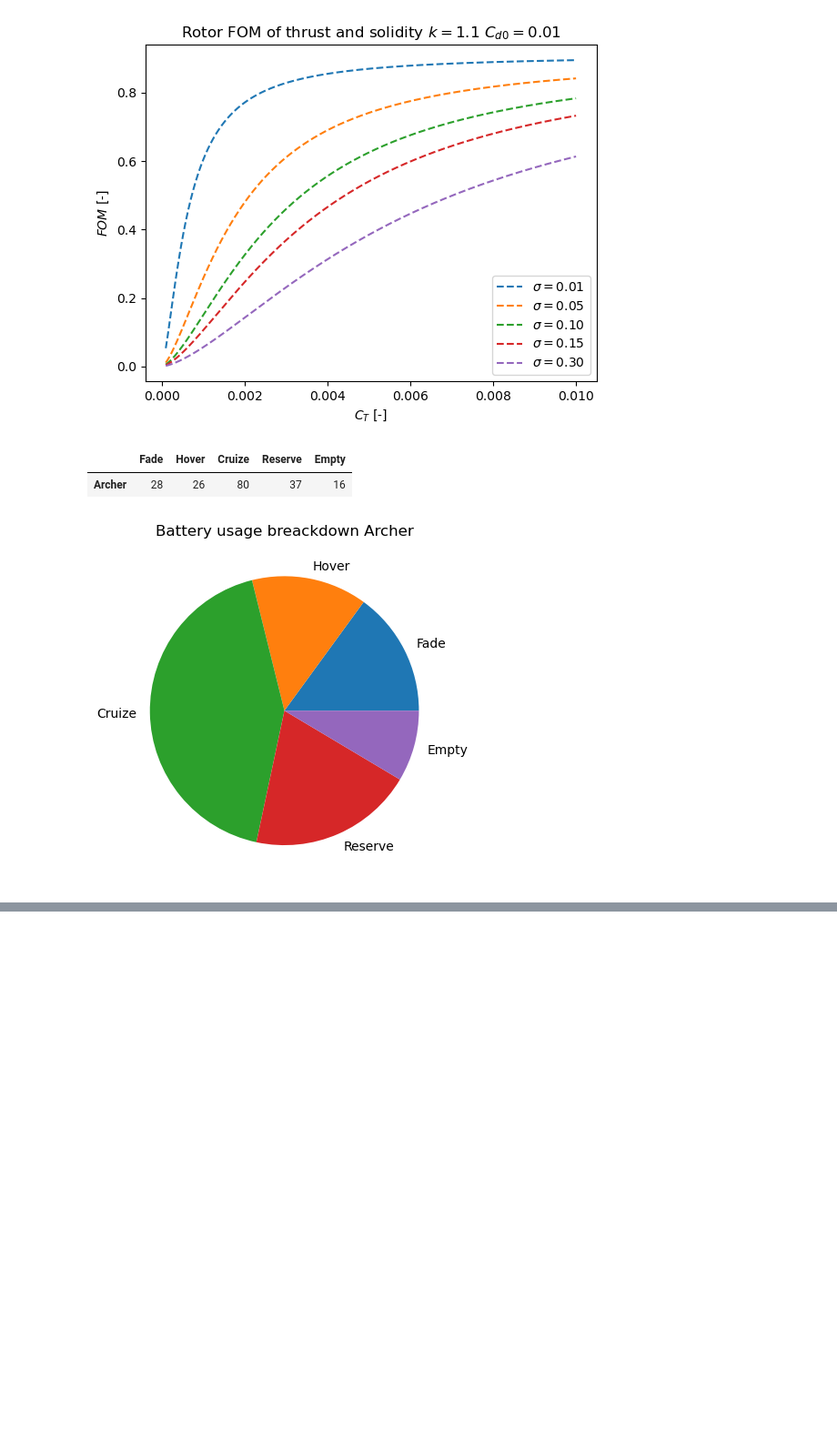
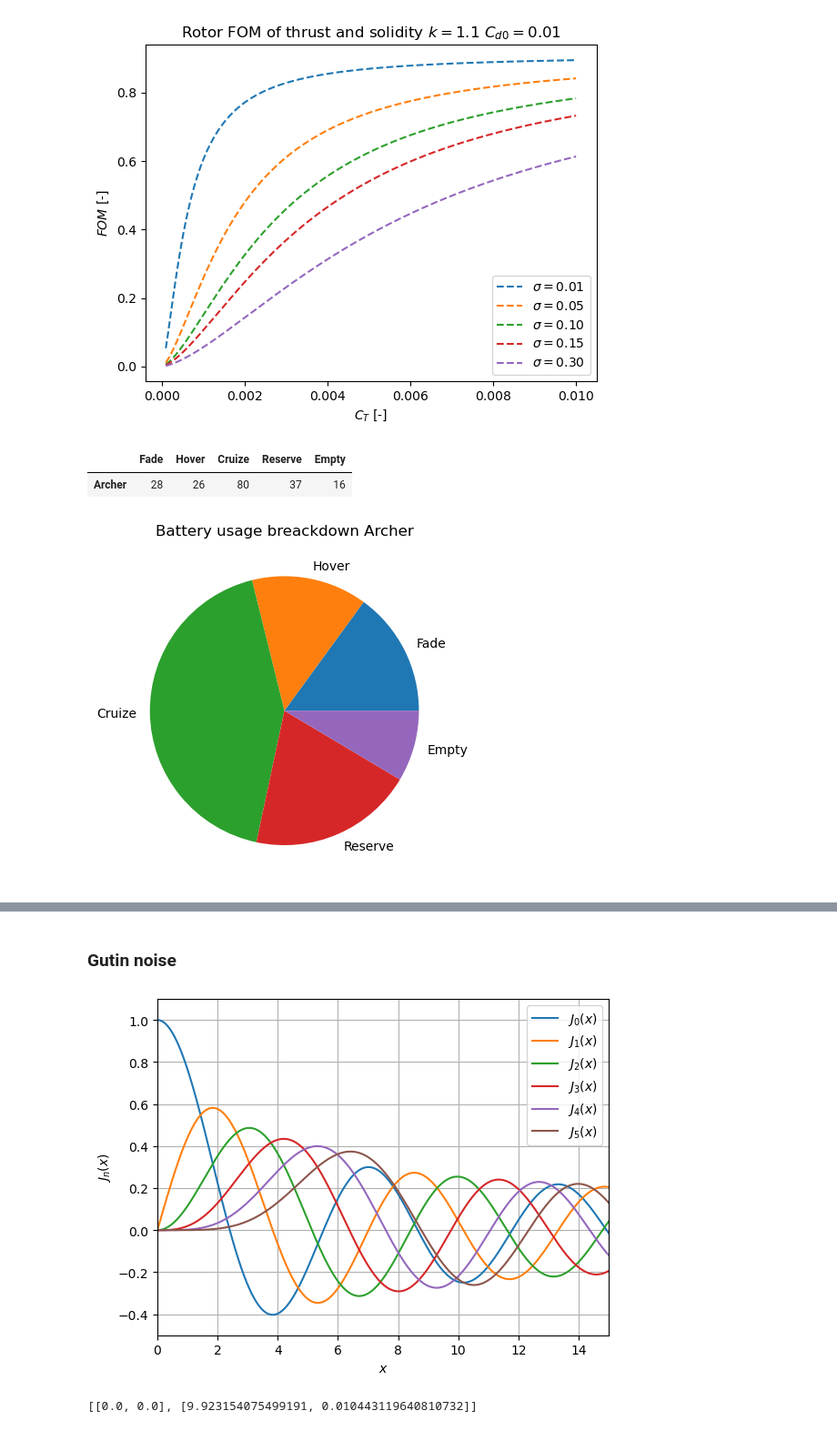
Before and after one commit to clementnardari/Sizing_eVTOL, a Jupyter notebook: Design.ipynb, the cells around one changed output, grey strips where cells are left out. Shown at 91% size. Saved outputs shown, nothing was run; the diff lists cells and outputs as text; code cells hidden in the pictures; blank space fills up the shorter version.

Commit message:
Gutin noise implemented

```diff
--- a/Design.ipynb
+++ b/Design.ipynb
@@ -270,0 +273,19 @@ math.pi
+# %% [markdown]
+### Gutin noise
+# %%
+#first six Bessel functions
+import scipy.special as sp
+
+x = np.linspace(0,15,5000)
+
+for v in range(0,6):
+    plt.plot(x,sp.jv(v,x))
+
+plt.xlim((0,15))
+plt.ylim((-0.5,1.1))
+plt.legend(('${J}_0(x)$','${J}_1(x)$','${J}_2(x)$', '${J}_3(x)$','${J}_4(x)$','${J}_5(x)$'),loc=0)
+plt.xlabel('$x$')
+plt.ylabel('${J}_n(x)$')
+plt.grid(True)
+# %% [output]
+[figure, added]
@@ -270,0 +304,4 @@ math.pi
+# %%
+a
+# %% [output]
+[[0.0, 0.0], [9.923154075499191, 0.010443119640810732]]
```
Also changed, not shown: parts of 10 cells of this notebook.
